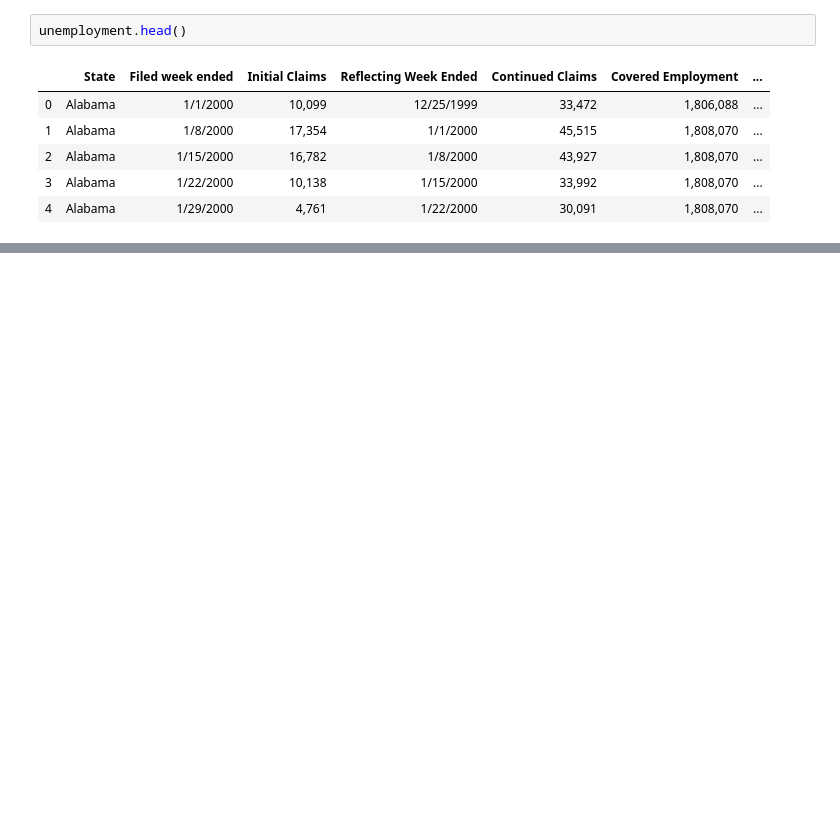
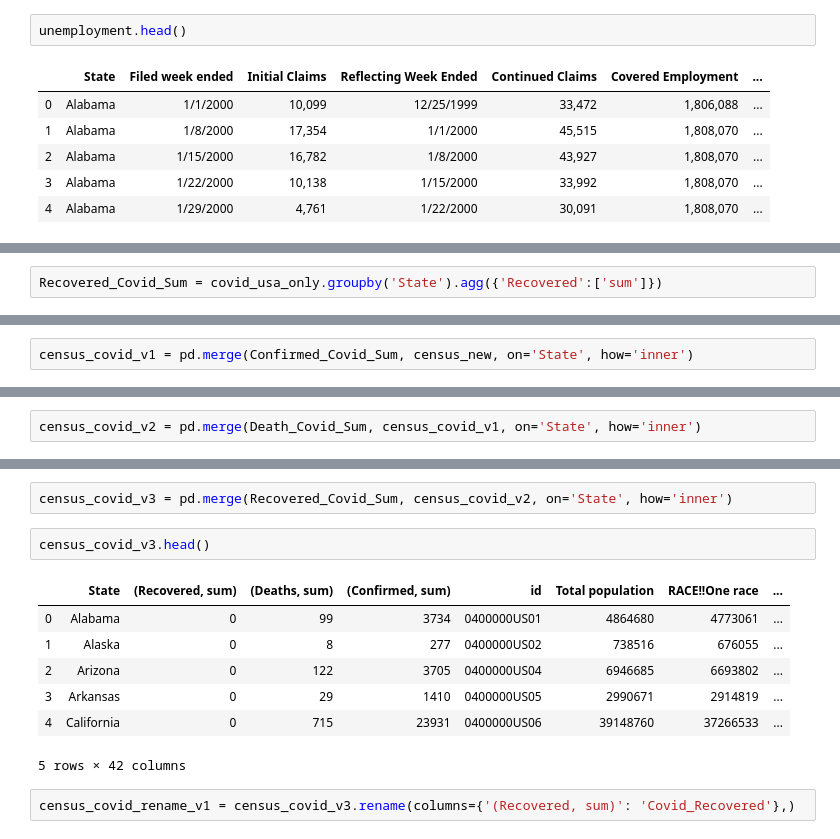
Before and after one commit to Baby-Yoda2423/Python4Project, a Jupyter notebook: Python Project.ipynb, the cells around one changed output, grey strips where cells are left out. Saved outputs shown, nothing was run; the diff lists cells and outputs as text; blank space fills up the shorter version.

```diff
--- a/Python Project.ipynb
+++ b/Python Project.ipynb
@@ -36,0 +109,2 @@ covid.head()
+# %%
+Recovered_Covid_Sum = covid_usa_only.groupby('State').agg({'Recovered':['sum']})
@@ -36,0 +122,2 @@ covid.head()
+# %%
+census_covid_v1 = pd.merge(Confirmed_Covid_Sum, census_new, on='State', how='inner')
@@ -36,0 +134,2 @@ covid.head()
+# %%
+census_covid_v2 = pd.merge(Death_Covid_Sum, census_covid_v1, on='State', how='inner')
@@ -36,0 +146,14 @@ covid.head()
+# %%
+census_covid_v3 = pd.merge(Recovered_Covid_Sum, census_covid_v2, on='State', how='inner')
+# %%
+census_covid_v3.head()
+# %% [output]
+|  | State | (Recovered, sum) | (Deaths, sum) | (Confirmed, sum) | id | Total population | RACE!!One race | ... |
+| 0 | Alabama | 0 | 99 | 3734 | 0400000US01 | 4864680 | 4773061 | ... |
+| 1 | Alaska | 0 | 8 | 277 | 0400000US02 | 738516 | 676055 | ... |
+| 2 | Arizona | 0 | 122 | 3705 | 0400000US04 | 6946685 | 6693802 | ... |
+| 3 | Arkansas | 0 | 29 | 1410 | 0400000US05 | 2990671 | 2914819 | ... |
+| 4 | California | 0 | 715 | 23931 | 0400000US06 | 39148760 | 37266533 | ... |
+5 rows × 42 columns
+# %%
+census_covid_rename_v1 = census_covid_v3.rename(columns={'(Recovered, sum)': 'Covid_Recovered'},)
```
Also changed, not shown: parts of 15 cells of this notebook.
